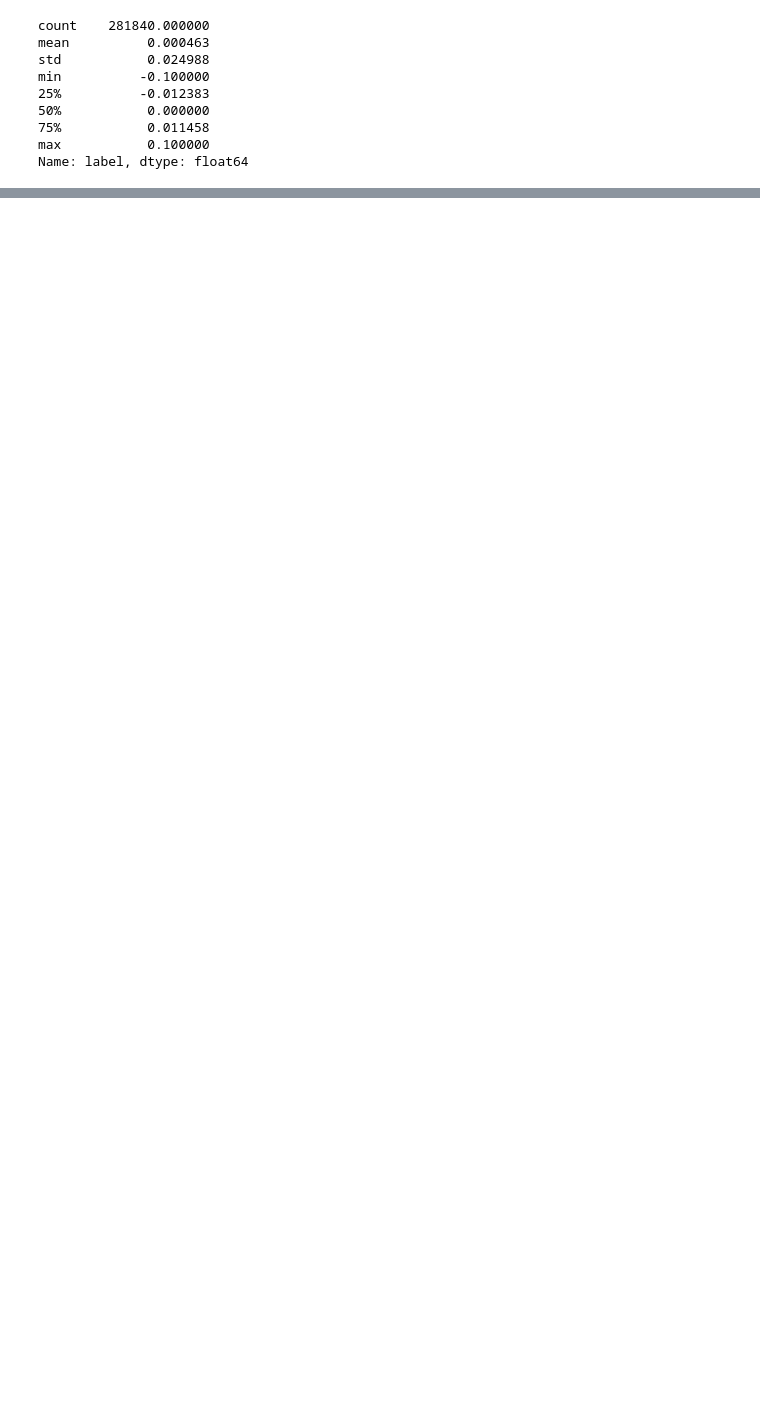
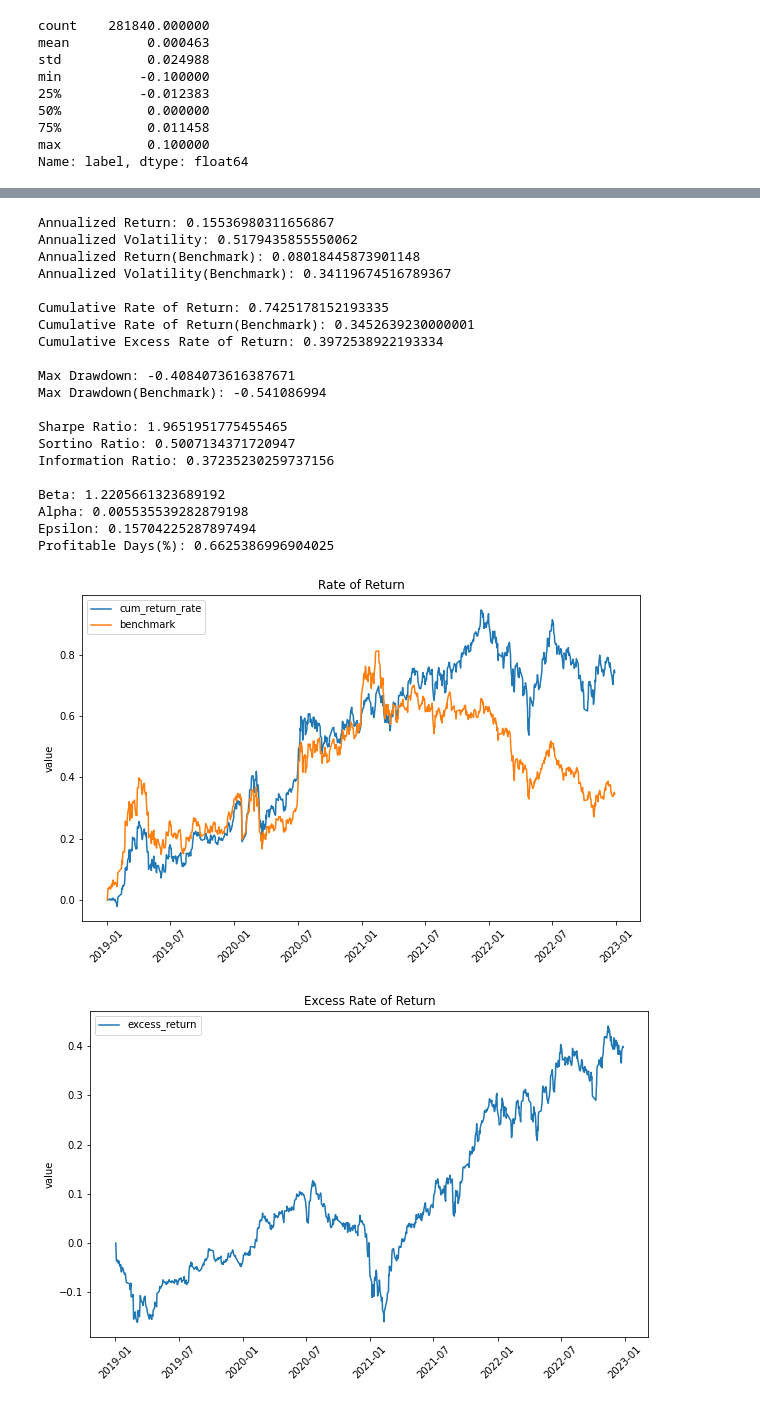
Before and after one commit to HaoningChen/Houfang-Cup, a Jupyter notebook: NN Models/dnn.ipynb, the cells around one changed output, grey strips where cells are left out. Saved outputs shown, nothing was run; the diff lists cells and outputs as text; code cells hidden in the pictures; blank space fills up the shorter version.

```diff
--- a/NN Models/dnn.ipynb
+++ b/NN Models/dnn.ipynb
@@ -115,0 +117,54 @@ Accuracy of Prediction: 0.5283347430220409
+# %%
+backtest = {
+    "generator": {
+        "mode": "generate"
+    },
+    "strategy": {
+        "class": "SigmaStrategy",  # 做多预测值前20%且值大于0.5%的股票, 做空后20%且值小于0.5%的股票. 自动平仓
+        "kwargs": {
+            "sigma": 1,
+            "auto_offset": False,
+            "offset_freq": 2, # 应为delta_t + 1, 例如目标值是close_-2 / close_-1 - 1, 则delta_t = 1
+            "buy_only": False,  # =True时，只做多不做空(在A股做空有一定的难度)
+            "short_volume": 5000,
+            "risk_degree": 0.95,  # 将风险度控制在这个数，如果超过了就按比例减持股票直到风险度小于等于它为止
+            "unit": None,  # 由于数据已经是以手为单位, 故无需二次处理
+            "max_volume": 0.5  # 手数随可用资金而改变，最大不会超过股票当天成交量的x%(例如T+1时下单，下单手数不会超过T时成交量的x%)
+        }
+    },
+    "account": None,  # 使用默认账户, 即初始资金为1亿, 无底仓
+    "trade_params": {
+        "cost_buy": 0.0015,  # 佣金加上印花税
+        "cost_sell": 0.0005,
+        "min_cost": 5,
+    }
+}
+generator, strategy, account, trade_params = backtest["generator"], backtest["strategy"], backtest["account"], backtest["trade_params"]
+exe = executor.Executor(generator, strategy, account, trade_params)
+exe.execute(data=pred, verbose=0)
+# %%
+user_account, benchmark = exe.user_account, exe.benchmark
+report.report_all(user_account, benchmark, freq=365, time=exe.time)  # 无风险收益率默认为年化3%，可以通过参数rf调节
+# %% [output]
+Annualized Return: 0.15536980311656867
+Annualized Volatility: 0.5179435855550062
+Annualized Return(Benchmark): 0.08018445873901148
+Annualized Volatility(Benchmark): 0.34119674516789367
+
+Cumulative Rate of Return: 0.7425178152193335
+Cumulative Rate of Return(Benchmark): 0.3452639230000001
+Cumulative Excess Rate of Return: 0.3972538922193334
+
+Max Drawdown: -0.4084073616387671
+Max Drawdown(Benchmark): -0.541086994
+
+Sharpe Ratio: 1.9651951775455465
+Sortino Ratio: 0.5007134371720947
+Information Ratio: 0.37235230259737156
+
+Beta: 1.2205661323689192
+Alpha: 0.005535539282879198
+Epsilon: 0.15704225287897494
+Profitable Days(%): 0.6625386996904025
+[figure, added]
+[figure, added]
```
Also changed, not shown: parts of 5 cells of this notebook.
